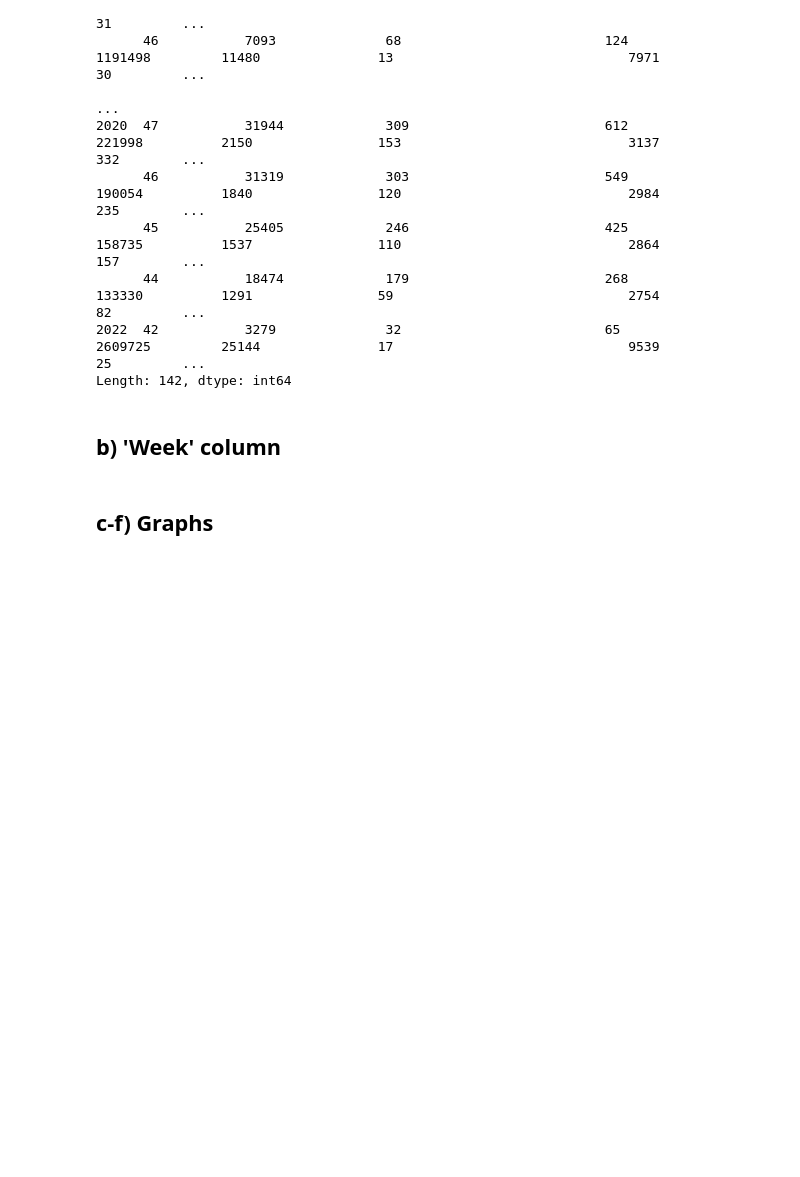
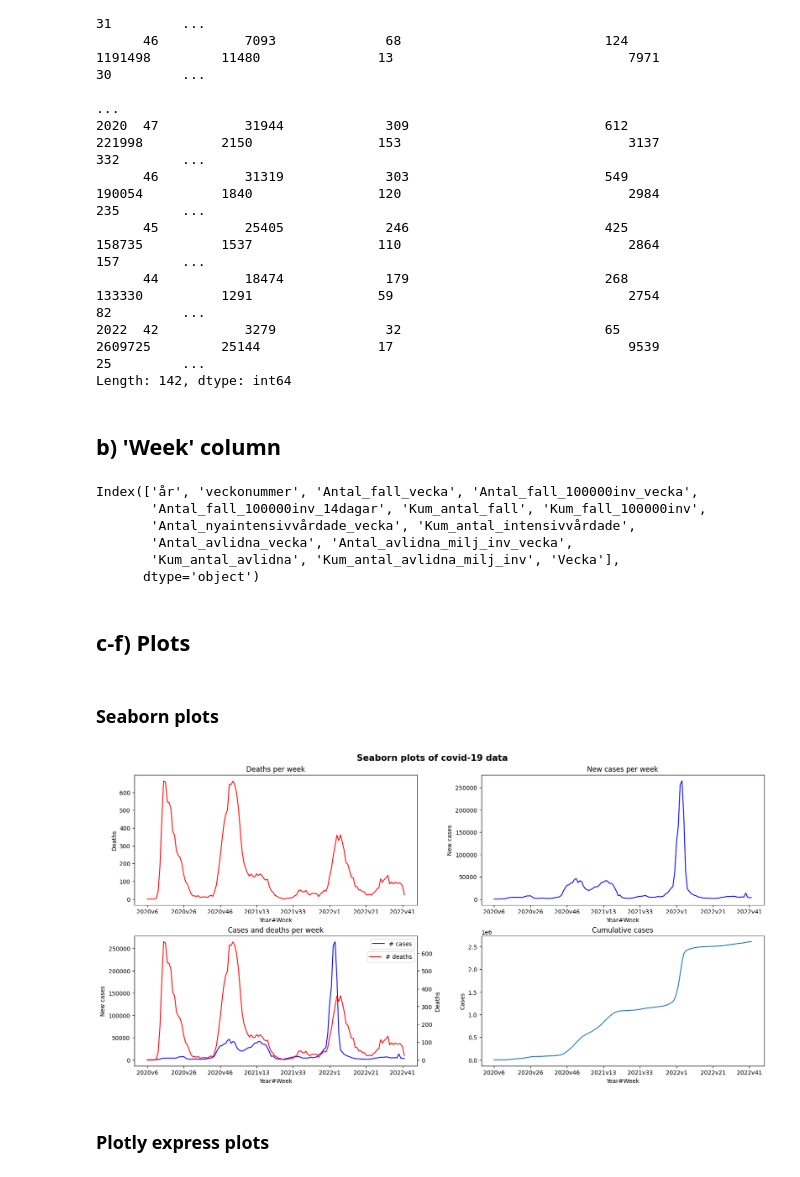
Before and after one commit to jvesand/data-processing-johan-sandberg, a Jupyter notebook: Labs/Lab-Covid/lab_covid.ipynb, the cells around one changed output. Drawn from its saved outputs; the diff is of its cells as text; code cells hidden in the pictures; blank space fills up the shorter version.

Commit message:
uppg 1 plots

```diff
--- a/Labs/Lab-Covid/lab_covid.ipynb
+++ b/Labs/Lab-Covid/lab_covid.ipynb
@@ -90,5 +90,14 @@ Length: 142, dtype: int64
 ## b) 'Week' column
 # %%
 df_weeks["Vecka"] = df_weeks["år"].astype(str) + "v" + df_weeks["veckonummer"].astype(str)
+# %%
+df_weeks.columns
+# %% [output]
+Index(['år', 'veckonummer', 'Antal_fall_vecka', 'Antal_fall_100000inv_vecka',
+       'Antal_fall_100000inv_14dagar', 'Kum_antal_fall', 'Kum_fall_100000inv',
+       'Antal_nyaintensivvårdade_vecka', 'Kum_antal_intensivvårdade',
+       'Antal_avlidna_vecka', 'Antal_avlidna_milj_inv_vecka',
+       'Kum_antal_avlidna', 'Kum_antal_avlidna_milj_inv', 'Vecka'],
+      dtype='object')
 # %% [markdown]
-## c-f) Graphs
+## c-f) Plots
@@ -98,0 +104,36 @@ import plotly_express as px
+# %% [markdown]
+### Seaborn plots
+# %%
+import matplotlib.pyplot as plt
+import seaborn as sns
+
+fig, ax = plt.subplots(2,2, figsize = (16, 8), constrained_layout=True)
+
+# the basic plots
+sns.lineplot(data=df_weeks, x = "Vecka", y = "Antal_avlidna_vecka", color= "red", ax=ax[0,0])
+sns.lineplot(data=df_weeks, x = "Vecka", y = "Antal_fall_vecka", color = "blue", ax=ax[0,1])
+sns.lineplot(data=df_weeks, x = "Vecka", y = "Kum_antal_fall", ax=ax[1,1])
+
+# plotting both cases and deaths in one seaborn plot, with separate y axis ranges
+sns.lineplot(data=df_weeks, x = "Vecka", y = "Antal_fall_vecka", color = "blue", ax=ax[1,0])
+ax2 = ax[1,0].twinx() # create a twin y axis (sharing the x axis)
+sns.lineplot(data=df_weeks, x = "Vecka", y = "Antal_avlidna_vecka", color = "red", ax=ax2)
+ax2.set(ylabel="Deaths")
+ax[1,0].legend(labels=["# cases"])
+ax2.legend(labels=["# deaths"], bbox_to_anchor=(1,0.9))
+
+# set labels
+titles = ["Deaths per week", "New cases per week", "Cases and deaths per week", "Cumulative cases"]
+labels = ["Deaths", "New cases", "New cases", "Cases"]
+
+for axi, title, label in zip(ax.ravel(), titles, labels): # ravel() method flattens ax
+    axi.set(title = title, ylabel = label, xlabel = "Year#Week")
+    axi.xaxis.set_major_locator(plt.MaxNLocator(10)) # source Discord #databehandling (Kokchun, 01/11/2022)
+
+fig.suptitle("Seaborn plots of covid-19 data", fontsize=15, fontweight="bold")
+
+plt.savefig("../../Data/test.png", facecolor = "white", bbox_inches = "tight")
+# %% [output]
+[figure, added]
+# %% [markdown]
+### Plotly express plots
```
Also changed, not shown: parts of 2 cells of this notebook, 1 other file.
